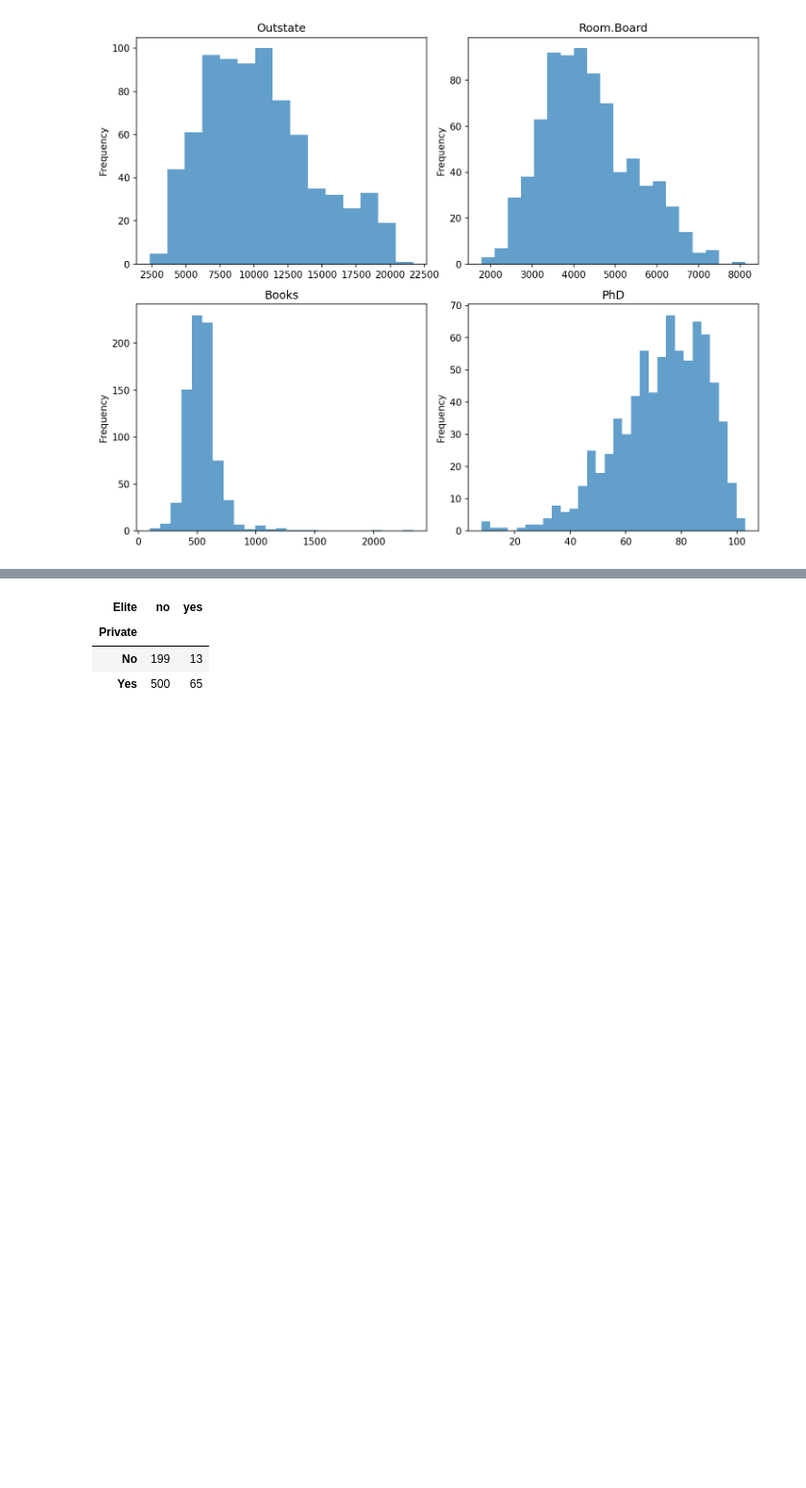
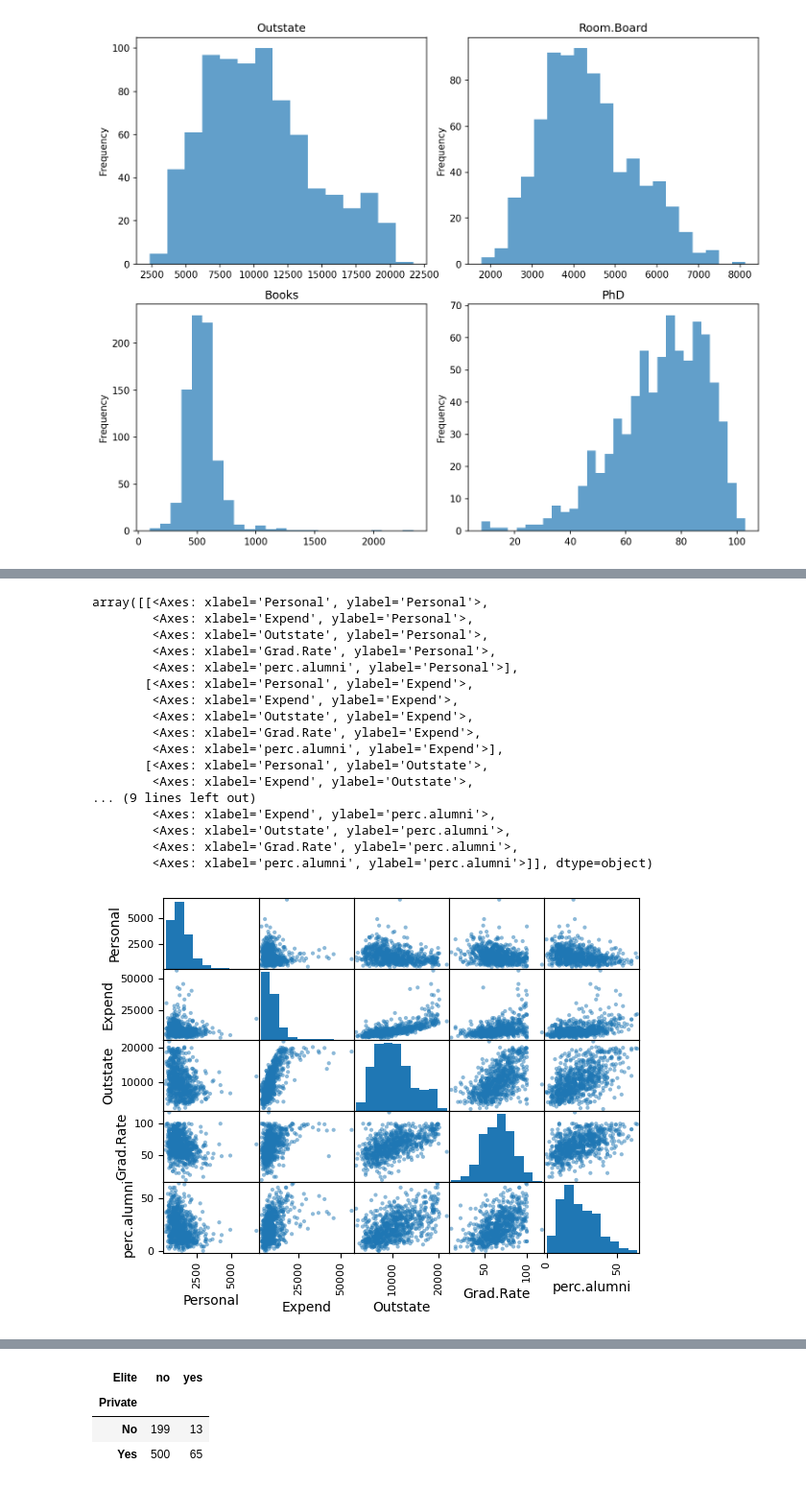
Before and after one commit to AdrianSSkog/Databehandling_AdrianSoderbergSkog, a Jupyter notebook: Labs/labb.ipynb, the cells around one changed output, grey strips where cells are left out. Shown at 96% size. Saved outputs shown, nothing was run; the diff lists cells and outputs as text; code cells hidden in the pictures; blank space fills up the shorter version.

```diff
--- a/Labs/labb.ipynb
+++ b/Labs/labb.ipynb
@@ -112,3 +113,24 @@ college[["Personal", "Expend", "Outstate", "Grad.Rate"]].corr()
+# %%
+pd.plotting.scatter_matrix(college[["Personal", "Expend", "Outstate", "Grad.Rate", "perc.alumni"]])
+# %% [output]
+array([[<Axes: xlabel='Personal', ylabel='Personal'>,
+        <Axes: xlabel='Expend', ylabel='Personal'>,
+        <Axes: xlabel='Outstate', ylabel='Personal'>,
+        <Axes: xlabel='Grad.Rate', ylabel='Personal'>,
+        <Axes: xlabel='perc.alumni', ylabel='Personal'>],
+       [<Axes: xlabel='Personal', ylabel='Expend'>,
+        <Axes: xlabel='Expend', ylabel='Expend'>,
+        <Axes: xlabel='Outstate', ylabel='Expend'>,
+        <Axes: xlabel='Grad.Rate', ylabel='Expend'>,
+        <Axes: xlabel='perc.alumni', ylabel='Expend'>],
+       [<Axes: xlabel='Personal', ylabel='Outstate'>,
+        <Axes: xlabel='Expend', ylabel='Outstate'>,
+... (9 lines left out)
+        <Axes: xlabel='Expend', ylabel='perc.alumni'>,
+        <Axes: xlabel='Outstate', ylabel='perc.alumni'>,
+        <Axes: xlabel='Grad.Rate', ylabel='perc.alumni'>,
+        <Axes: xlabel='perc.alumni', ylabel='perc.alumni'>]], dtype=object)
+[figure, added]
 # %%
 fig, ax = plt.subplots(2,2, dpi= 100, figsize= (8,10))
 college.boxplot("Expend", "Elite", ax=ax[0, 0])
```
Also changed, not shown: parts of 10 cells of this notebook, 1 other file.
